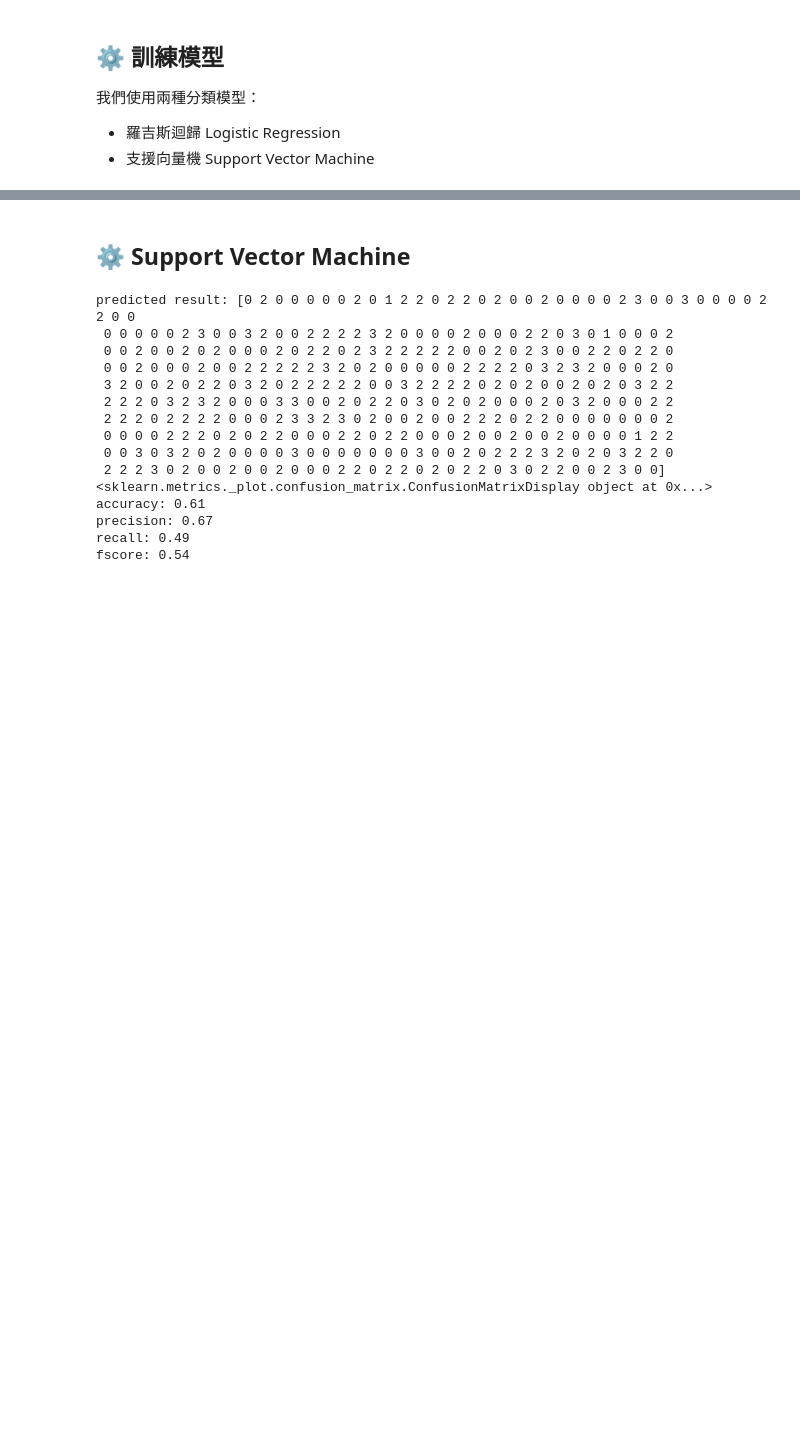
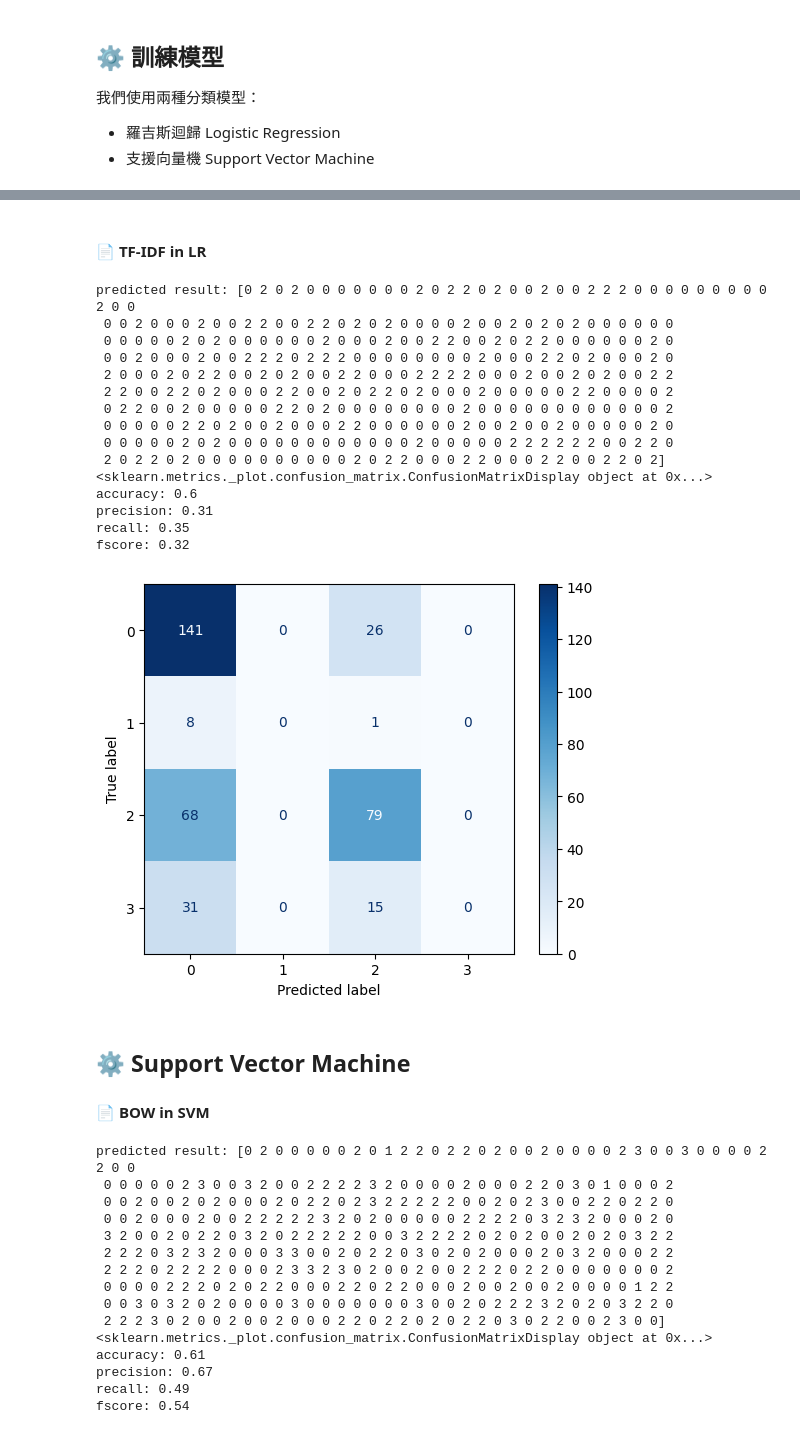
Before and after one commit to caijinghong1468/PTT-PolTrack, a Jupyter notebook: model.ipynb, the cells around one changed output, grey strips where cells are left out. Cells and saved outputs as stored; diff of their text form; code cells hidden in the pictures; blank space fills up the shorter version.

```diff
--- a/model.ipynb
+++ b/model.ipynb
@@ -145,5 +189,31 @@ Please also refer to the documentation for alternative solver options:
+# %% [markdown]
+#### 📄 TF-IDF in LR
+# %%
+LR_model_TF = Model(tfidf_feature,df['label'], LR)
+LR_model_TF.split_data()
+LR_model_TF.model_train()
+LR_model_TF.model_predict()
+LR_model_TF.model_evaluate()
+# %% [output]
+predicted result: [0 2 0 2 0 0 0 0 0 0 0 2 0 2 2 0 2 0 0 2 0 0 2 2 2 0 0 0 0 0 0 0 0 0 2 0 0
+ 0 0 2 0 0 0 2 0 0 2 2 0 0 2 2 0 2 0 2 0 0 0 0 2 0 0 2 0 2 0 2 0 0 0 0 0 0
+ 0 0 0 0 0 2 0 2 0 0 0 0 0 0 2 0 0 0 2 0 0 2 2 0 0 2 0 2 2 0 0 0 0 0 0 2 0
+ 0 0 2 0 0 0 2 0 0 2 2 2 0 2 2 2 0 0 0 0 0 0 0 0 2 0 0 0 2 2 0 2 0 0 0 2 0
+ 2 0 0 0 2 0 2 2 0 0 2 0 2 0 0 2 2 0 0 0 2 2 2 2 0 0 0 2 0 0 2 0 2 0 0 2 2
+ 2 2 0 0 2 2 0 2 0 0 0 2 2 0 0 2 0 2 2 0 2 0 0 0 2 0 0 0 0 0 2 2 0 0 0 0 2
+ 0 2 2 0 0 2 0 0 0 0 0 2 2 0 2 0 0 0 0 0 0 0 0 2 0 0 0 0 0 0 0 0 0 0 0 0 2
+ 0 0 0 0 0 2 2 0 2 0 0 2 0 0 0 2 2 0 0 0 0 0 0 2 0 0 2 0 0 2 0 0 0 0 0 2 0
+ 0 0 0 0 0 2 0 2 0 0 0 0 0 0 0 0 0 0 0 0 2 0 0 0 0 0 2 2 2 2 2 2 0 0 2 2 0
+ 2 0 2 2 0 2 0 0 0 0 0 0 0 0 0 0 2 0 2 2 0 0 0 2 2 0 0 0 2 2 0 0 2 2 0 2]
+<sklearn.metrics._plot.confusion_matrix.ConfusionMatrixDisplay object at 0x...>
+accuracy: 0.6
+precision: 0.31
+recall: 0.35
+fscore: 0.32
+[figure, added]
 # %% [markdown]
 ## ⚙️ Support Vector Machine
+#### 📄 BOW in SVM
 # %%
 SVM_model_bow = Model(bow,df['label'], SVM)
 SVM_model_bow.split_data()
```
Also changed, not shown: parts of 8 cells of this notebook, 1 other file.
